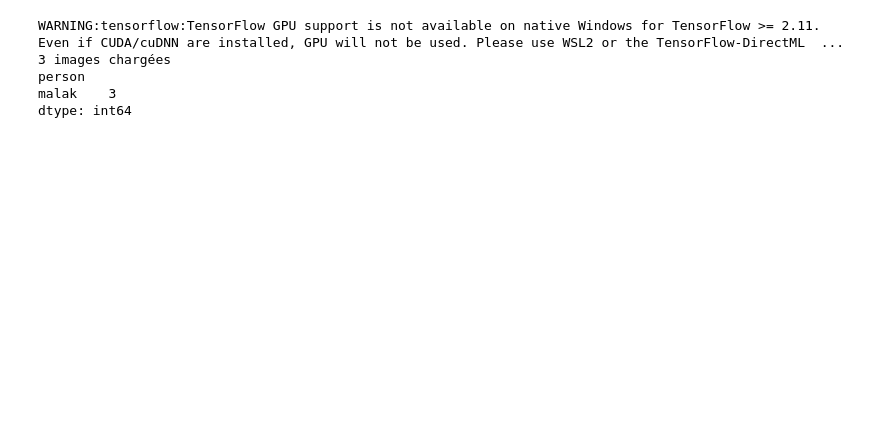
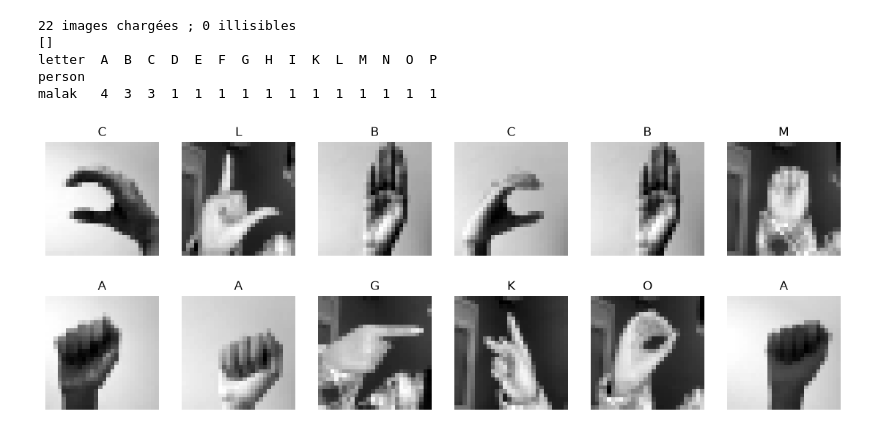
Before and after one commit to SaraMaktabi/projet_sign_language, a Jupyter notebook: Projet/notebooks/04_test_reel.ipynb, the cells around one changed output. Drawn from its saved outputs; the diff is of its cells as text; code cells hidden in the pictures; blank space fills up the shorter version.

Commit message:
realData_Test

```diff
--- a/Projet/notebooks/04_test_reel.ipynb
+++ b/Projet/notebooks/04_test_reel.ipynb
@@ -19,14 +39,20 @@ with open("../data/idx_to_letter.json") as f:
 letter_to_idx = {v: k for k, v in idx_to_letter.items()}
 letters = [idx_to_letter[i] for i in range(24)]
 
-rows, X = [], []
-for path in glob.glob("../data/real/*/*/*.jpg"):
+paths = []
+for ext in ("jpg", "jpeg", "JPG", "JPEG", "png", "PNG"):
+    paths += glob.glob(f"../data/real/*/*/*.{ext}")
+paths = sorted(set(paths))
+
+rows, X, skipped = [], [], []
+for path in paths:
     parts = path.replace("\\", "/").split("/")
-    person, letter = parts[-3], parts[-2]
+    person, letter = parts[-3], parts[-2].upper()
     if letter not in letter_to_idx:
         continue
     img = cv2.imread(path)
     if img is None:
+        skipped.append(path)
         continue
     X.append(preprocess_image(img))
     rows.append({"person": person, "letter": letter,
@@ -34,20 +60,28 @@ for path in glob.glob("../data/real/*/*/*.jpg"):
 
 X = np.array(X)
 df = pd.DataFrame(rows)
-print(len(df), "images chargées")
-print(df.groupby("person").size())
+print(len(df), "images chargées ;", len(skipped), "illisibles")
+print(skipped)
+print(df.groupby(["person", "letter"]).size().unstack(fill_value=0))
 # %% [output]
-WARNING:tensorflow:TensorFlow GPU support is not available on native Windows for TensorFlow >= 2.11. Even if CUDA/cuDNN are installed, GPU will not be used. Please use WSL2 or the TensorFlow-DirectML  ...
-3 images chargées
+22 images chargées ; 0 illisibles
+[]
+letter  A  B  C  D  E  F  G  H  I  K  L  M  N  O  P
 person
-malak    3
-dtype: int64
+malak   4  3  3  1  1  1  1  1  1  1  1  1  1  1  1
 # %%
+n_show = min(12, len(X))
+idxs = np.random.default_rng(0).choice(len(X), n_show, replace=False)
+
 fig, axes = plt.subplots(2, 6, figsize=(14, 5))
-for ax, i in zip(axes.ravel(), np.random.default_rng(0).choice(len(X), 12, replace=False)):
+for ax in axes.ravel():
+    ax.axis("off")
+for ax, i in zip(axes.ravel(), idxs):
     ax.imshow(X[i].squeeze(), cmap="gray")
-    ax.set_title(df.loc[i, "letter"]); ax.axis("off")
+    ax.set_title(df.loc[i, "letter"])
 plt.show()
+# %% [output]
+[figure, added]
 # %%
 proba = model.predict(X, verbose=0)
 df["pred"] = proba.argmax(axis=1)
```
Also changed, not shown: parts of 5 cells of this notebook, 21 other files.
